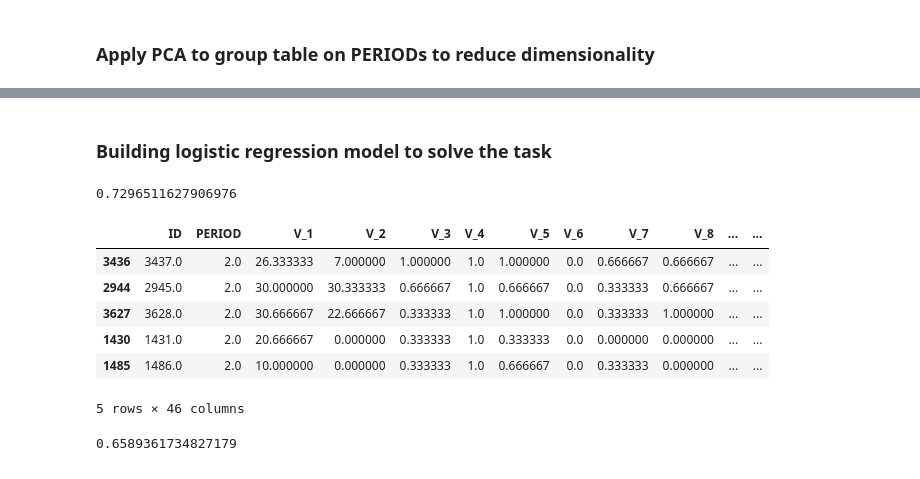
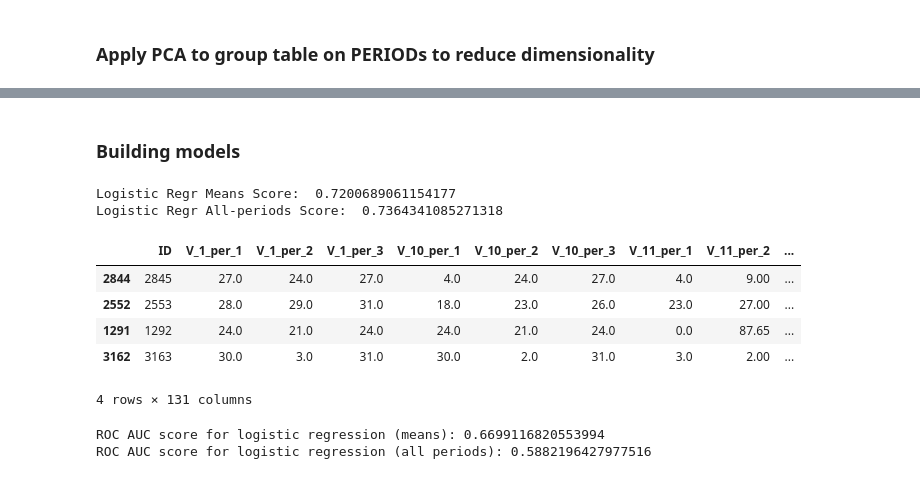
Before and after one commit to blastertec/Cellular-operator-custormer-classification, a Jupyter notebook: Old/HaidaTarasMonkaSPROGRAM.ipynb, the cells around one changed output, grey strips where cells are left out. Drawn from its saved outputs; the diff is of its cells as text; code cells hidden in the pictures.

```diff
--- a/Old/HaidaTarasMonkaSPROGRAM.ipynb
+++ b/Old/HaidaTarasMonkaSPROGRAM.ipynb
@@ -84,0 +81,7 @@ ValueError: setting an array element with a sequence.
+# %%
+# join/stack/merge column levels and set readable names for them
+tab_df_piv_joined_col_names = tabular_df_pivoted
+tab_df_piv_joined_col_names.columns = ['_per_'.join((j,k)) for j,k in tab_df_piv_joined_col_names.columns]
+
+#rename ID column
+tab_df_piv_joined_col_names = tab_df_piv_joined_col_names.rename(columns={'ID_per_': 'ID'})
@@ -103,29 +93,40 @@ tabular_df
 # %%
 tabular_df_means = tabular_df.groupby([tabular_df['ID']]).mean()
 tabular_df_means.reset_index(level=0, inplace=True)
-# %% [markdown]
-### Building logistic regression model to solve the task
+# %% [markdown]
+### Building models
 # %%
 df_train = pd.merge(tabular_df_means, train_df, on='ID')
 
 # split train into train/test to test our model (coz we don't have correct answer in our test dataset - its empty and supposed to filled by us and sent for review)
-df_train, df_test = train_test_split(df_train, test_size=0.2)
+df_train, df_test = train_test_split(df_train, test_size=0.1)
 
 y = df_train.TARGET
 X = df_train.drop(['PERIOD', 'ID', 'TARGET'], axis=1).fillna(method='bfill')
 
 model = LogisticRegression(random_state=0, solver='newton-cg', multi_class='multinomial').fit(X, y)
-model.score(X, y)
+print('Logistic Regr Means Score: ', model.score(X, y))
+
+# same thing, but for columns with all periods
+df_train_all = pd.merge(tabular_df_all, train_df, on='ID')
+
+df_train_all, df_test_all = train_test_split(df_train_all, test_size=0.1)
+
+y_all = df_train_all.TARGET
+X_all = df_train_all.drop(['ID', 'TARGET'], axis=1).fillna(method='bfill')
+
+model_all = LogisticRegression(random_state=0, solver='newton-cg', multi_class='multinomial').fit(X_all, y_all)
+print('Logistic Regr All-periods Score: ', model_all.score(X_all, y_all))
 # %% [output]
-0.7296511627906976
+Logistic Regr Means Score:  0.7200689061154177
+Logistic Regr All-periods Score:  0.7364341085271318
-# %%
-df_test.head()
-# %% [output]
-|  | ID | PERIOD | V_1 | V_2 | V_3 | V_4 | V_5 | V_6 | V_7 | V_8 | ... | ... |
-| 3436 | 3437.0 | 2.0 | 26.333333 | 7.000000 | 1.000000 | 1.0 | 1.000000 | 0.0 | 0.666667 | 0.666667 | ... | ... |
-| 2944 | 2945.0 | 2.0 | 30.000000 | 30.333333 | 0.666667 | 1.0 | 0.666667 | 0.0 | 0.333333 | 0.666667 | ... | ... |
-| 3627 | 3628.0 | 2.0 | 30.666667 | 22.666667 | 0.333333 | 1.0 | 1.000000 | 0.0 | 0.333333 | 1.000000 | ... | ... |
-| 1430 | 1431.0 | 2.0 | 20.666667 | 0.000000 | 0.333333 | 1.0 | 0.333333 | 0.0 | 0.000000 | 0.000000 | ... | ... |
-| 1485 | 1486.0 | 2.0 | 10.000000 | 0.000000 | 0.333333 | 1.0 | 0.666667 | 0.0 | 0.333333 | 0.000000 | ... | ... |
-5 rows × 46 columns
+# %%
+df_test_all.head(4)
+# %% [output]
+|  | ID | V_1_per_1 | V_1_per_2 | V_1_per_3 | V_10_per_1 | V_10_per_2 | V_10_per_3 | V_11_per_1 | V_11_per_2 | ... |
+| 2844 | 2845 | 27.0 | 24.0 | 27.0 | 4.0 | 24.0 | 27.0 | 4.0 | 9.00 | ... |
+| 2552 | 2553 | 28.0 | 29.0 | 31.0 | 18.0 | 23.0 | 26.0 | 23.0 | 27.00 | ... |
+| 1291 | 1292 | 24.0 | 21.0 | 24.0 | 24.0 | 21.0 | 24.0 | 0.0 | 87.65 | ... |
+| 3162 | 3163 | 30.0 | 3.0 | 31.0 | 30.0 | 2.0 | 31.0 | 3.0 | 2.00 | ... |
+4 rows × 131 columns
 # %%
@@ -137,8 +144,15 @@ res = model.predict_proba(X_pred)[:,1]
-# %%
-# calc ROC AUC score for Logistic Regression
-y_true = df_test['TARGET']
-y_scores = res
-roc_auc_score(y_true, y_scores)
-# %% [output]
-0.6589361734827179
+# %%
+# calc ROC AUC score for Logistic Regression (means of periods)
+y_true = df_test['TARGET']
+y_scores = res
+print(f'ROC AUC score for logistic regression (means): {roc_auc_score(y_true, y_scores)}')
+
+# calc ROC AUC score for Logistic Regression (all periods included)
+y_true_all = df_test_all['TARGET']
+y_scores_all = res_all
+
+print(f'ROC AUC score for logistic regression (all periods): {roc_auc_score(y_true_all, y_scores_all)}')
+# %% [output]
+ROC AUC score for logistic regression (means): 0.6699116820553994
+ROC AUC score for logistic regression (all periods): 0.5882196427977516
 # %%
```
Also changed, not shown: parts of 22 cells of this notebook.
